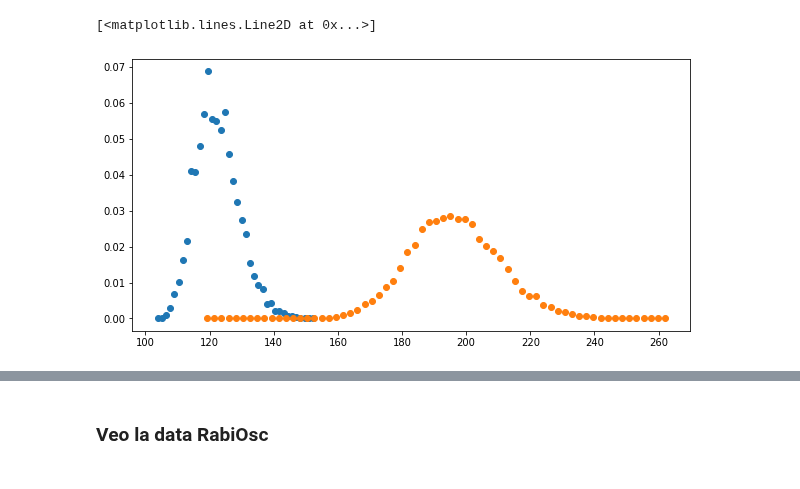
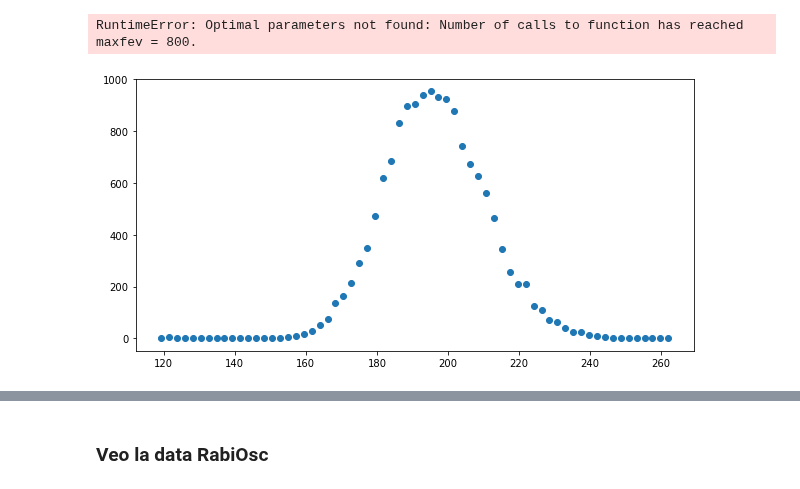
Before and after one commit to LunaKadysz/Laboratorio-4, a Jupyter notebook: PracticaEspecial/Rabi/PlotsDataSimple.ipynb, the cells around one changed output, grey strips where cells are left out. Cells and saved outputs as stored; diff of their text form; code cells hidden in the pictures.

Commit message:
poisson

```diff
--- a/PracticaEspecial/Rabi/PlotsDataSimple.ipynb
+++ b/PracticaEspecial/Rabi/PlotsDataSimple.ipynb
@@ -15,14 +15,14 @@ def fit_function(k, lamb):
     '''poisson function, parameter lamb is the fit parameter'''
     return  poisson.pmf(k, lamb)
 
-def poisson_(k, lamb,es,off):
+def poisson_(k, lamb,scale,offset,a):
     """poisson pdf, parameter lamb is the fit parameter"""
-    return (es*lamb**k/factorial(k) * np.exp(-lamb)+off)
+    return scale*( (np.exp(-lamb*a) * lamb**(k-offset)) /factorial(k-offset) )
 # %%
 %matplotlib inline
 plt.figure(figsize=(10,5))
-entries1a, bin_edges1a, patches1a = plt.hist(data[0],bins=int(max(data[0])/4),density=True)
-entries1b, bin_edges1b, patches1b = plt.hist(data[1],bins=int(max(data[1])/4),density=True)
+entries1a, bin_edges1a, patches1a = plt.hist(data[0],bins=int(max(data[0])/4))
+entries1b, bin_edges1b, patches1b = plt.hist(data[1],bins=int(max(data[1])/4))
 plt.ylabel(r'# eventos por valor$',fontsize=20)
 plt.xlabel(r' alor EMCCD ',fontsize=20)
 plt.tick_params(axis="x", labelsize=20)
@@ -34,8 +34,8 @@ plt.show()
 
 %matplotlib inline
 plt.figure(figsize=(10,5))
-entries2a, bin_edges2a, patches2a = plt.hist(data2[0],bins=int(max(data2[0])/4),density=True)
-entries2b, bin_edges2b, patches2b = plt.hist(data2[1],bins=int(max(data2[1])/4),density=True)
+entries2a, bin_edges2a, patches2a = plt.hist(data2[0],bins=int(max(data2[0])/4))
+entries2b, bin_edges2b, patches2b = plt.hist(data2[1],bins=int(max(data2[1])/4))
 plt.ylabel(r'# eventos por valor$',fontsize=20)
 plt.xlabel(r' alor EMCCD ',fontsize=20)
 plt.tick_params(axis="x", labelsize=20)
@@ -47,8 +47,8 @@ plt.show()
 
 %matplotlib inline
 plt.figure(figsize=(10,5))
-entries5a, bin_edges5a, patches5a = plt.hist(data3[0],bins=int(max(data3[0])/4),density=True)
-entries5b, bin_edges5b, patches5b = plt.hist(data3[1],bins=int(max(data3[1])/4),density=True)
+entries5a, bin_edges5a, patches5a = plt.hist(data3[0],bins=int(max(data3[0])/4))
+entries5b, bin_edges5b, patches5b = plt.hist(data3[1],bins=int(max(data3[1])/4))
 plt.ylabel(r'# eventos por valor$',fontsize=20)
 plt.xlabel(r' alor EMCCD ',fontsize=20)
 plt.tick_params(axis="x", labelsize=20)
@@ -67,10 +67,26 @@ No handles with labels found to put in legend.
 # %%
 %matplotlib inline
+x = np.delete(bin_edges2b,0,0)
+y = entries2b
+
 plt.figure(figsize=(10,5))
+plt.plot(x,y,'o')
 
-plt.plot(np.delete(bin_edges2b,0,0),entries2b,'o')
 
-param_o, param_cov_o = curve_fit(poisson_(),p0[4,10,0,0])
+param, param_cov = curve_fit(poisson_,x,y, p0=[90,21000,100])
+
+print("Covariance of coefficients:")
+print(param_cov)
+print(f'lambda: {param[0]}')
+print(f'scale: {param[1]}')
+print(f'offset: {param[2]}')
+
+
+%matplotlib inline
+plt.figure(figsize = (10,5))
+plt.plot(x,poisson_(x,90,21000,100))
+plt.plot(x,y,label='Original Data')
+#plt.plot(x,poisson_(x,param[0],param[1],param[2]), label =f"Curve Fit",ls='dashed',color='red')
 # %% [output]
-[<matplotlib.lines.Line2D at 0x...>]
+RuntimeError: Optimal parameters not found: Number of calls to function has reached maxfev = 800.
-[figure, old version]
+[figure, new version]
```
Also changed, not shown: parts of 3 cells of this notebook.
